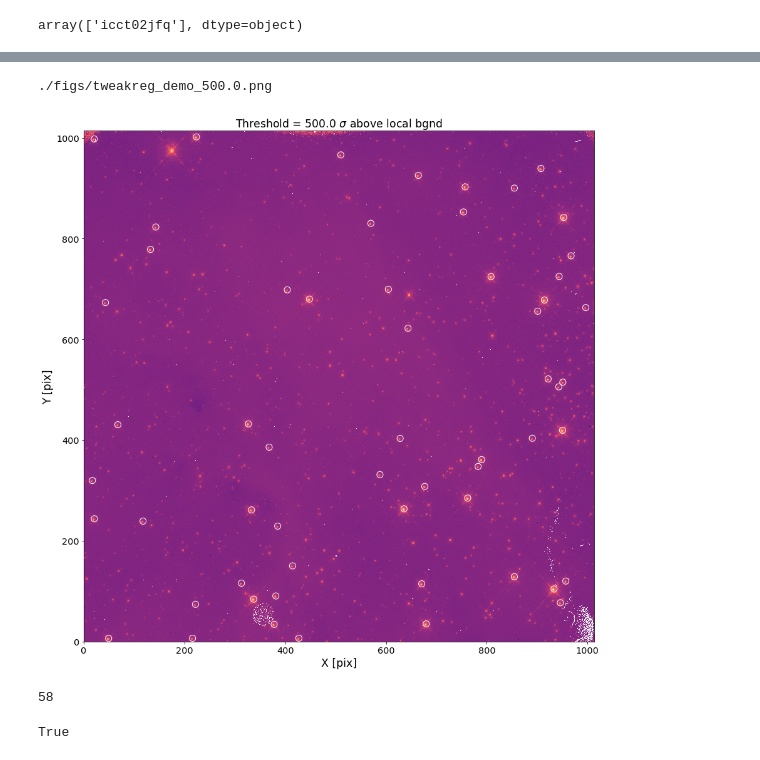
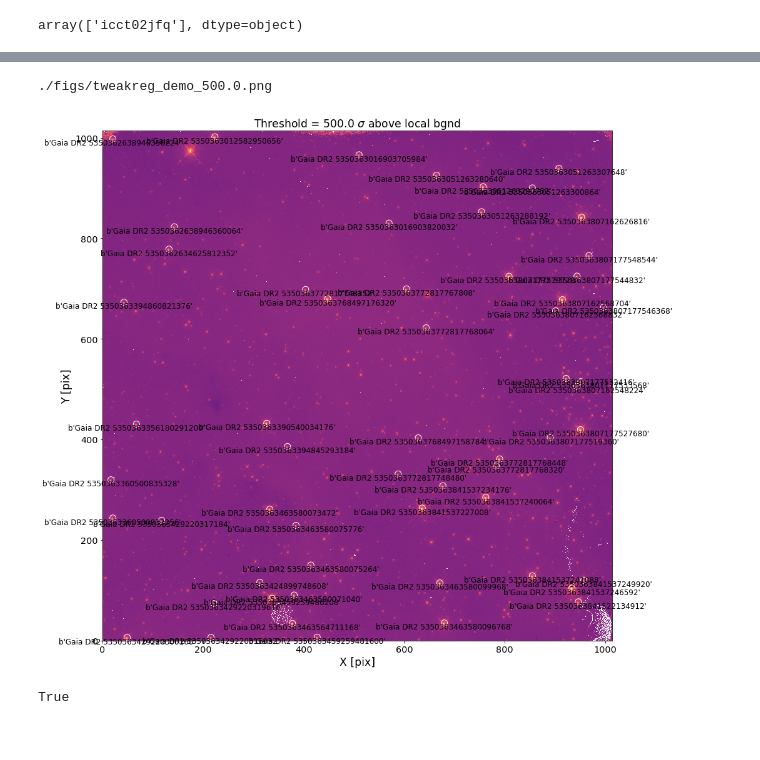
Before and after one commit to aggle/public_wifi, a Jupyter notebook: align_tr14_to_gaia.ipynb, the cells around one changed output, grey strips where cells are left out. Drawn from its saved outputs; the diff is of its cells as text; code cells hidden in the pictures.

Commit message:
Point source catalog assembly progress
Identifying sources, converting to RA and Dec, matching sources to Gaia

```diff
--- a/align_tr14_to_gaia.ipynb
+++ b/align_tr14_to_gaia.ipynb
@@ -238,3 +285,10 @@ for line in open('Gaia_shifts.txt').readlines():
 # Image(filename='residuals_ibwb01xrq_flc.png',width=500, height=300)
 # %%
 # Image(filename='residuals_ibwb01xxq_flc.png',width=500, height=300)
+# %%
+hdr = fits.getheader(filename, 1)
+for i in wcs_update_vals:
+    try:
+        print(f"{i}\t{hdr[i]}")
+    except KeyError:
+        pass
@@ -277,3 +343,10 @@ Writing out shiftfile : Gaia_shifts.txt
 Trailer file written to:  tweakreg.log
 [figure]
 [figure]
+# %%
+hdr = fits.getheader(filename, 1)
+for i in wcs_update_vals:
+    try:
+        print(f"{i}\t{hdr[i]}")
+    except KeyError:
+        pass
@@ -318,8 +403,14 @@ reload(cat_utils)
 # %% [output]
 <module 'utils.cat_utils' from '/user/jaguilar/tr14/code/utils/cat_utils.py'>
 # %%
-master_catalog = pd.concat([cat_utils.catalog2pandas(f)
+# This uses the TweakReg catalog, but I don't want that - I want the DAOPhot catalog
+tweakreg_catalog = pd.concat([cat_utils.catalog2pandas(f)
                            for f in glob.glob("*catalog_fit.match")])
 # make a unique index for each point source
-master_catalog = master_catalog.reset_index(drop=True).reset_index()
-master_catalog.rename(columns={'index':'sourceid'}, inplace=True)
+tweakreg_catalog = tweakreg_catalog.reset_index(drop=True).reset_index()
+tweakreg_catalog.rename(columns={'index':'sourceid'}, inplace=True)
+# %%
+# pd.read_csv("../data/align_catalog/gaia.cat", sep=' ')
+gaia_cat = pd.read_csv("../data/align_catalog/gaia.cat", sep=' ')
+ref_id = tweakreg_catalog['ref_id']
+gaia_ids = gaia_cat.loc[ref_id]['designation']
@@ -346,31 +473,30 @@ hdulist.close()
 # %%
 fig, ax = plt.subplots(1, 1, figsize=(15,15))
 ax.imshow(data, origin='lower', norm=mpl.colors.LogNorm(), cmap=mpl.cm.magma)
 ax.set_title(rf"Threshold = {thresh} $\sigma$ above local bgnd", size='xx-large')
 ax.set_xlabel("X [pix]", size='xx-large')
 ax.set_ylabel("Y [pix]", size='xx-large')
 ax.tick_params(labelsize='x-large')
 ax.scatter(sub_catalog['x_orig_input'],
            sub_catalog['y_orig_input'],
            marker='o', ec='w', fc='none', s=100)
 ax.set_xlim(0, data.shape[1])
 ax.set_ylim(0, data.shape[0])
-# for i, row in sub_catalog.iterrows():
-#     s = '{0:0.2f}, {1:0.2f}'.format(*row[['ra','dec']])
-#     ax.annotate(s, row[['x_orig_input','y_orig_input']],
-#                 fontsize='large',
-#                 verticalalignment='top', horizontalalignment='center')
+for i, row in sub_catalog.iterrows():
+    s = '{0:0.2f}, {1:0.2f}'.format(*row[['ra','dec']])
+    ax.annotate(gaia_ids[row['ref_id']],#s,
+                row[['x_orig_input','y_orig_input']],
+                fontsize='large',
+                verticalalignment='top', horizontalalignment='center')
 fname = f"./figs/tweakreg_demo_{thresh}.png"
 print(fname)
 if False:
     fig.savefig(fname, bbox_inches='tight')
 # %% [output]
 ./figs/tweakreg_demo_500.0.png
-[figure, old version]
+[figure, new version]
 # %%
 sub_catalog['input_id'].unique().size
-# %% [output]
-58
 # %%
 # Map data to RA and Dec
 # %%
```
Also changed, not shown: parts of 31 cells of this notebook, 4 other files.
